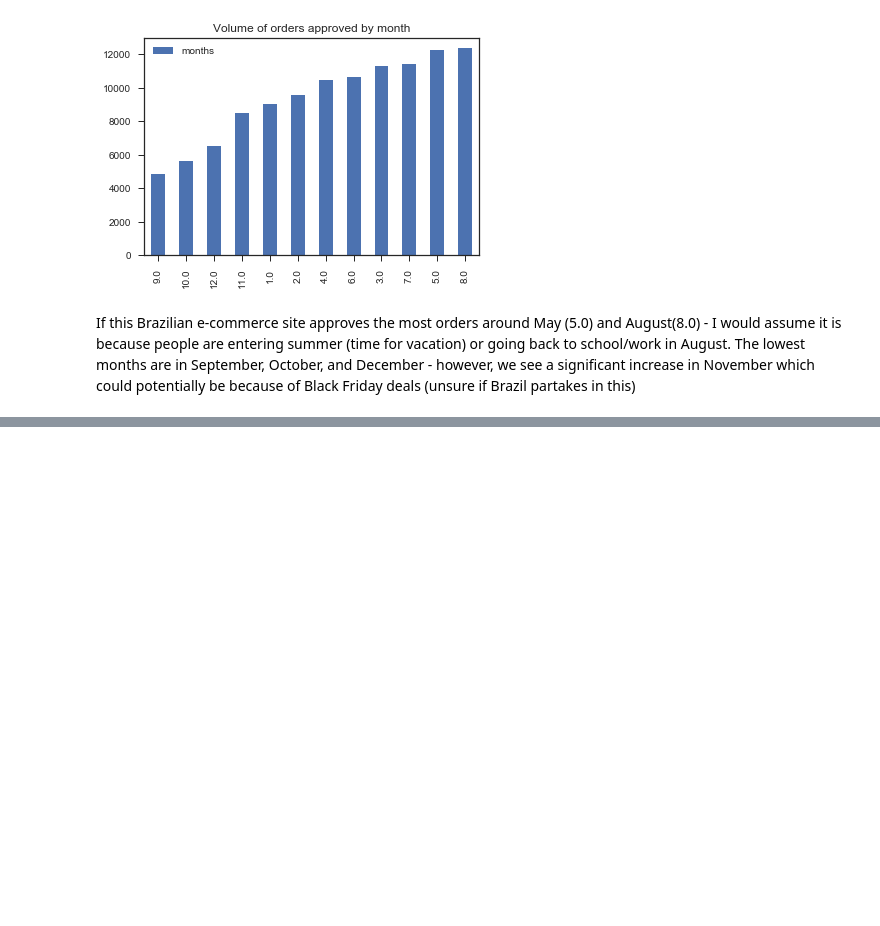
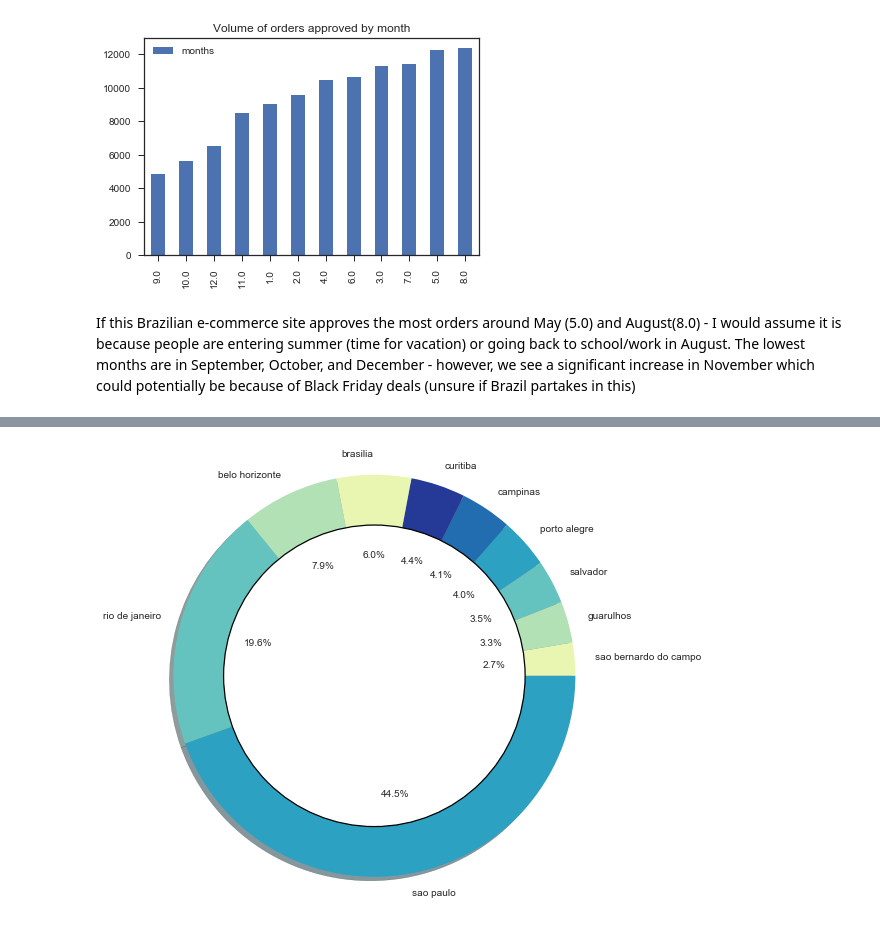
Before and after one commit to stephbarrios/Brazilian-E-Commerce-Analysis, a Jupyter notebook: Exploratory_Analysis.ipynb, the cells around one changed output, grey strips where cells are left out. Saved outputs shown, nothing was run; the diff lists cells and outputs as text; code cells hidden in the pictures; blank space fills up the shorter version.

Commit message:
Donut visualization, top 10 cities with most orders

```diff
--- a/Exploratory_Analysis.ipynb
+++ b/Exploratory_Analysis.ipynb
@@ -359,0 +370,2 @@ If this Brazilian e-commerce site approves the most orders around May (5.0) and
+# %%
+cust_loc_orders = pd.merge(orders_detailed, customers, on='customer_id', how='left')
@@ -359,0 +382,27 @@ If this Brazilian e-commerce site approves the most orders around May (5.0) and
+# %%
+temp_df = cust_loc_orders.groupby(['customer_state', 'customer_city']).count().sort_values(by='order_item_id').tail(10)['order_item_id']
+# %%
+temp_df = pd.DataFrame(data=temp_df)
+temp_df.reset_index(inplace=True)
+sns.set_palette("YlGnBu")
+# %%
+labels = temp_df['customer_city']
+sizes = temp_df['order_item_id']
+#colors = ['yellowgreen', 'gold', 'lightskyblue', 'lightcoral']
+
+
+plt.figure(figsize=(8,8))
+plt.pie(sizes, labels=labels,
+        autopct='%1.1f%%', shadow=True)
+
+#draw a circle at the center of pie to make it look like a donut
+centre_circle = plt.Circle((0,0),0.75,color='black', fc='white',linewidth=1.25)
+fig = plt.gcf()
+fig.gca().add_artist(centre_circle)
+
+
+# Set aspect ratio to be equal so that pie is drawn as a circle.
+plt.axis('equal')
+plt.show()
+# %% [output]
+[figure, added]
```
Also changed, not shown: parts of 3 cells of this notebook.
